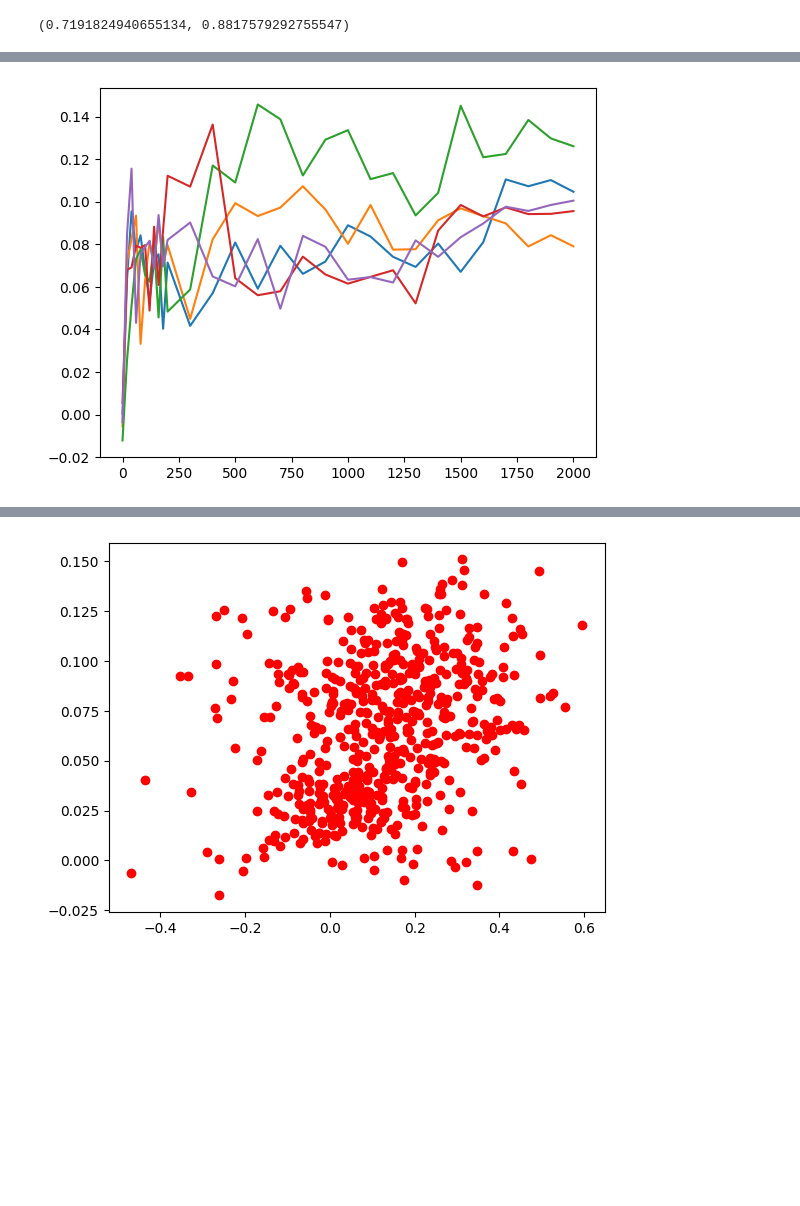
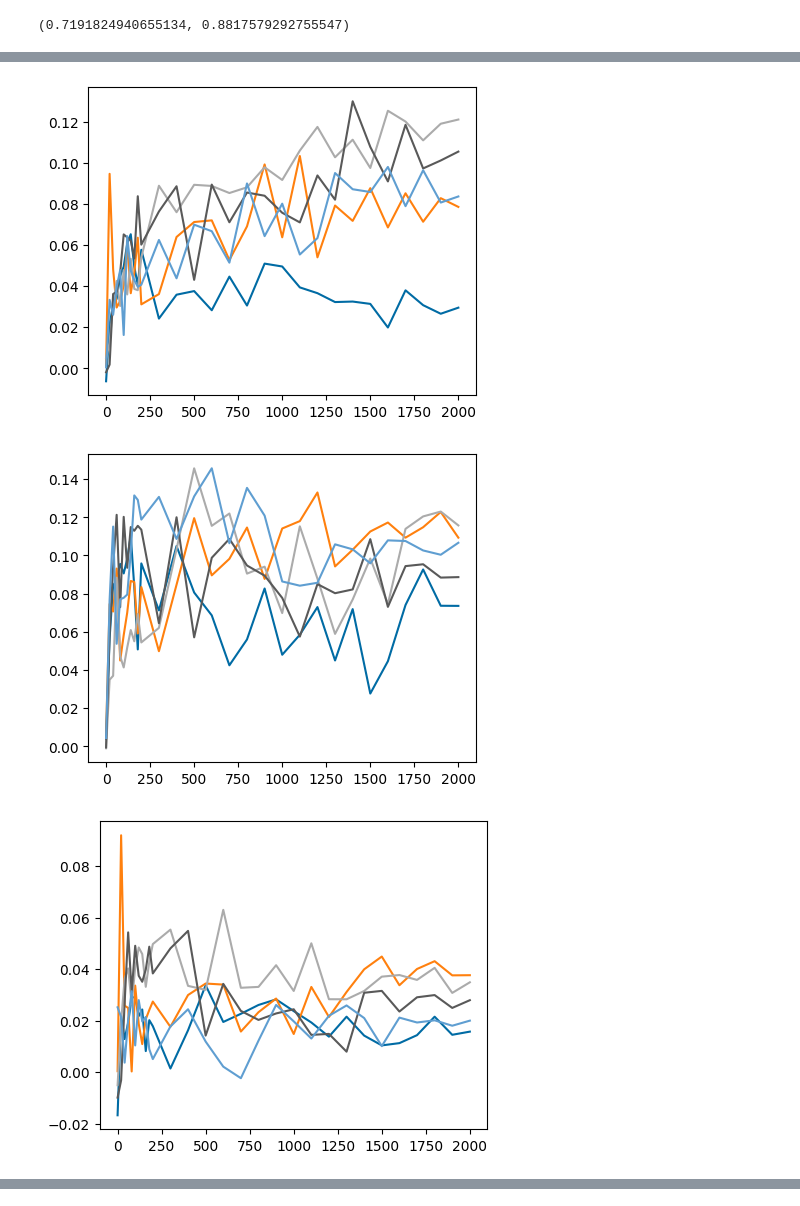
Before and after one commit to kinit-sk/gest, a Jupyter notebook: _english_mlm.ipynb, the cells around one changed output, grey strips where cells are left out. Drawn from its saved outputs; the diff is of its cells as text; code cells hidden in the pictures; blank space fills up the shorter version.

```diff
--- a/_english_mlm.ipynb
+++ b/_english_mlm.ipynb
@@ -334,10 +228,8 @@ Only visible pattern is that MBERT is less correlated to the other models.
 corrs = []
 for template_id in range(4):
     results = np.vstack(
-        model_results_standard(model, template_id)
-        # all_stereotypes_results(model_results_standard(model, template_id))
-        for model in models
-        if model != 2
+        r_is(model_template_file(model_handle, template_id), bootstrap=False)
+        for model_handle in models
     )
     corr = np.corrcoef(results)
     plt.title(f'Template {template_id}')
@@ -474,6 +318,9 @@ for template_id in range(4):
 # %%
-from itertools import combinations, product
-from scipy.stats import pearsonr
-
-res = {(m, t): model_results_standard(m, t) for m, t in product(models, range(4))}
-res_s = {(m,t): all_stereotypes_results(res[m, t]) for m, t in product(models, range(4))}
+instance_results = {
+    (model_handle, template_id): file_results(model_template_file(model_handle, template_id))
+    for model_handle, template_id in product(models, range(4))
+}
+r_i_results = {
+    (model_handle, template_id): r_is(model_template_file(model_handle, template_id), bootstrap=False)
+    for model_handle, template_id in product(models, range(4))
+}
@@ -524,36 +377,36 @@ res_s = {(m,t): all_stereotypes_results(res[m, t]) for m, t in product(models, r
 # %%
+"""
+Evolution during a BERT training run. Seems pretty consistent after the initial spike.
+
+Template #3 is a bit lower, similar to how it behaves for regular BERT in Figure 4. This suggest that the drop there
+is somehow connected to the data.
+"""
+
 import glob
 import re
 
 pred_files = glob.glob('./cache/predictions/multibert/*seed_0*')
 steps = sorted(set(
     int(re.findall(r'([0-9]+)k', filename)[0])
     for filename in pred_files
     if 'k' in filename
 ))
 
-def multibert_results(seed_id, step_count, template_id):
-    filename = f'./cache/predictions/multibert/multiberts-seed_{seed_id}-step_{step_count}k_template-{template_id}.txt'
-    return model_results(filename)
+def multibert_filename(seed_id, step_count, template_id):
+    return f'./cache/predictions/multibert/multiberts-seed_{seed_id}-step_{step_count}k_template-{template_id}.txt'
 
-def multibert_results_final(seed_id, template_id):
-    filename = f'./cache/predictions/multibert/multiberts-seed_{seed_id}_template-{template_id}.txt'
-    return model_results(filename)
 
-# plt.plot(
-#     steps,
-#     [
-#         masculine_rate(multibert_results(step, 0))
-#         for step in steps
-#     ]
-# )
-for seed_id in range(5):
-    plt.plot(
-        steps,
-        [
-            stereotype_rate(multibert_results(seed_id, step, 3))
-            for step in steps
-        ]
-    )
+for template_id in range(4):
+    for seed_id in range(5):
+        plt.plot(
+            steps,
+            [
+                g_s(multibert_filename(seed_id, step, template_id))
+                for step in steps
+            ]
+        )
+    plt.show()
 # %% [output]
-[figure, old version]
+[figure, new version]
+[figure, added]
+[figure, added]
@@ -560,8 +413,0 @@ for seed_id in range(5):
-# %%
-for seed_id in range(5):
-    for template_id in range(4):
-        for step in steps:
-            results = multibert_results(seed_id, step, template_id)
-            plt.scatter([masculine_rate(results)], [stereotype_rate(results)], c='r')
-# %% [output]
-[figure, removed]
```
Also changed, not shown: parts of 33 cells of this notebook, 54 other files.
